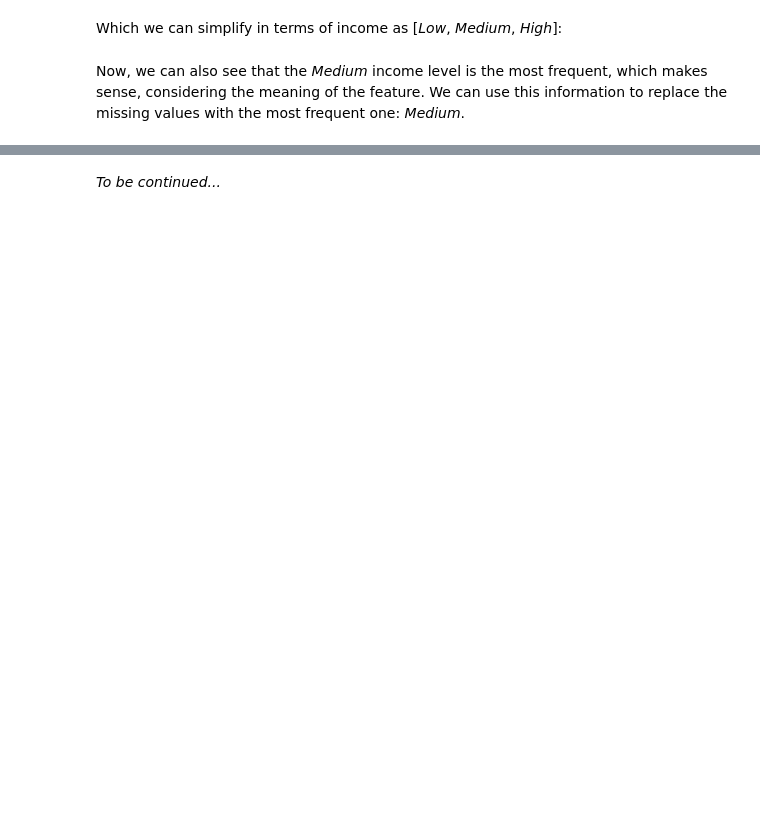
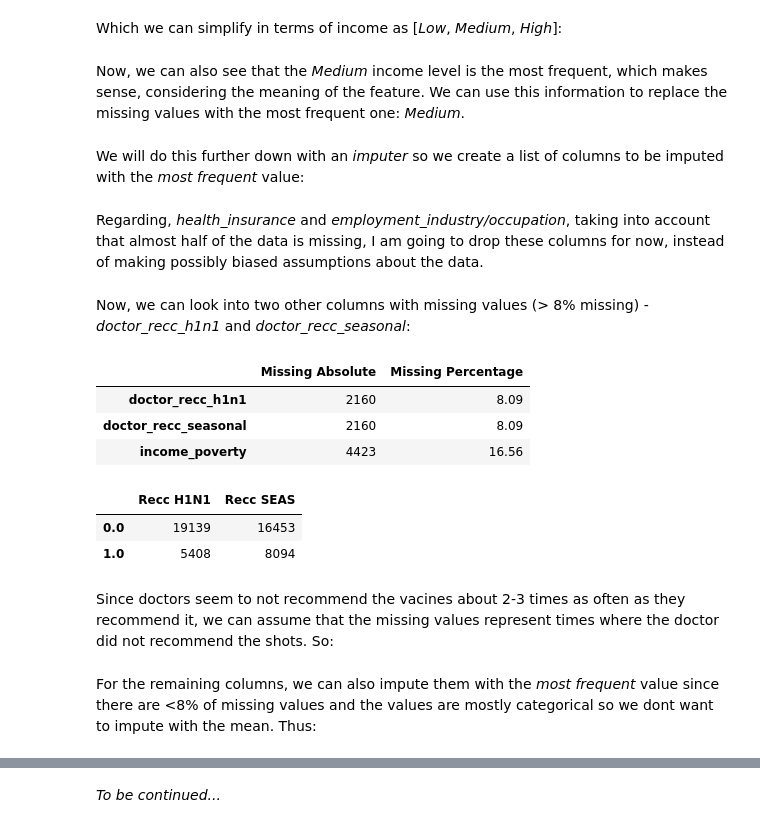
Before and after one commit to J-Rodrigues0/drivendata-flu-shot-learning, a Jupyter notebook: flu_shot_learning-GENERAL.ipynb, the cells around one changed output, grey strips where cells are left out. Saved outputs shown, nothing was run; the diff lists cells and outputs as text; code cells hidden in the pictures; blank space fills up the shorter version.

Commit message:
First iteration of data cleaning.

```diff
--- a/flu_shot_learning-GENERAL.ipynb
+++ b/flu_shot_learning-GENERAL.ipynb
@@ -156,5 +158,5 @@ X_train['income_poverty'].replace('<= $75,000, Above Poverty', 'Medium', inplace
 X_train['income_poverty'].replace('> $75,000', 'High', inplace = True)
 # %% [markdown]
 Now, we can also see that the *Medium* income level is the most frequent, which makes sense, considering the meaning of the feature. We can use this information to replace the missing values with the most frequent one: *Medium*.
-# %%
-X_train['income_poverty'].fillna('Medium', inplace = True)
+# %% [markdown]
+We will do this further down with an *imputer* so we create a list of columns to be imputed with the *most frequent* value:
@@ -160,0 +165,26 @@ X_train['income_poverty'].fillna('Medium', inplace = True)
+# %% [markdown]
+Regarding, *health_insurance* and *employment_industry/occupation*, taking into account that almost half of the data is missing, I am going to drop these columns for now, instead of making possibly biased assumptions about the data.
+# %%
+cols_drop = ['health_insurance', 'employment_industry', 'employment_occupation']
+X_train.drop(cols_drop, axis = 1, inplace = True)
+# %% [markdown]
+Now, we can look into two other columns with missing values (> 8% missing) - *doctor_recc_h1n1* and *doctor_recc_seasonal*:
+# %%
+missing_values_df = pd.DataFrame({'Missing Absolute': X_train.isna().sum(),
+              'Missing Percentage': np.round(X_train.isna().sum()/X_train.shape[0] * 100, 2)}) # Updating the missing values dataframe
+
+missing_values_df[missing_values_df['Missing Percentage'] > 8]
+# %% [output]
+|  | Missing Absolute | Missing Percentage |
+| doctor_recc_h1n1 | 2160 | 8.09 |
+| doctor_recc_seasonal | 2160 | 8.09 |
+| income_poverty | 4423 | 16.56 |
+# %%
+pd.DataFrame({'Recc H1N1': X_train['doctor_recc_h1n1'].value_counts(),
+              'Recc SEAS': X_train['doctor_recc_seasonal'].value_counts()})
+# %% [output]
+|  | Recc H1N1 | Recc SEAS |
+| 0.0 | 19139 | 16453 |
+| 1.0 | 5408 | 8094 |
+# %% [markdown]
+Since doctors seem to not recommend the vacines about 2-3 times as often as they recommend it, we can assume that the missing values represent times where the doctor did not recommend the shots. So:
@@ -160,0 +196,2 @@ X_train['income_poverty'].fillna('Medium', inplace = True)
+# %% [markdown]
+For the remaining columns, we can also impute them with the *most frequent* value since there are <8% of missing values and the values are mostly categorical so we dont want to impute with the mean. Thus:
```
Also changed, not shown: parts of 16 cells of this notebook.
